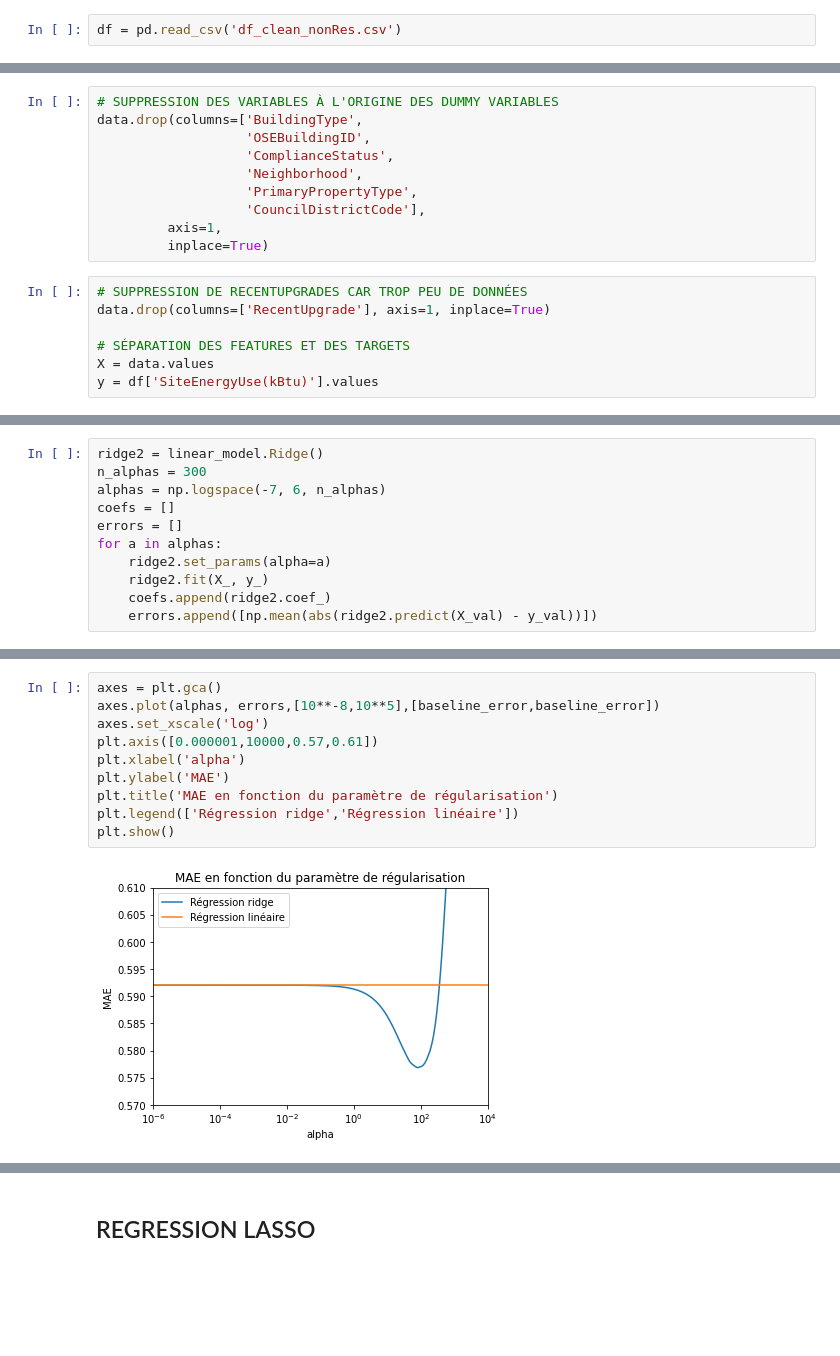
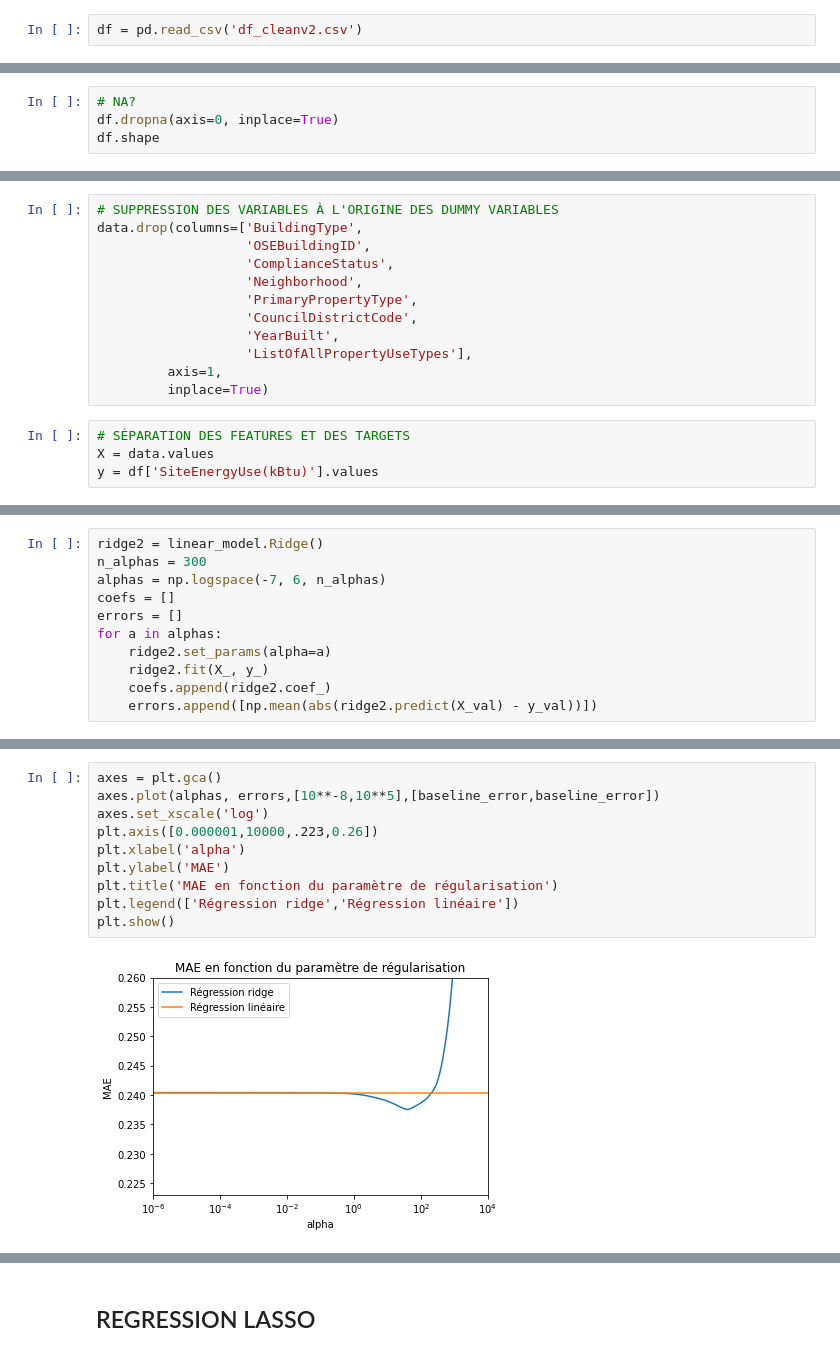
Before and after one commit to ThomasFavrel/OC-P4, a Jupyter notebook: Untitled.ipynb, the cells around one changed output, grey strips where cells are left out. Saved outputs shown, nothing was run; the diff lists cells and outputs as text; blank space fills up the shorter version.

```diff
--- a/Untitled.ipynb
+++ b/Untitled.ipynb
@@ -49,7 +50,7 @@ def Return_Erreur_graph(Y_test,y_pred):
 # %% [markdown]
 ## IMPORT DES DONNÉES
 # %%
-df = pd.read_csv('df_clean_nonRes.csv')
+df = pd.read_csv('df_cleanv2.csv')
 # %%
 print(df.shape)
 df.head(3)
@@ -74,0 +75,4 @@ df[df['Low-Rise Multifamily'] == 1]
+# %%
+# NA?
+df.dropna(axis=0, inplace=True)
+df.shape
@@ -82,13 +88,12 @@ data.drop(columns=['BuildingType',
                    'ComplianceStatus',
                    'Neighborhood',
                    'PrimaryPropertyType',
-                   'CouncilDistrictCode'],
+                   'CouncilDistrictCode',
+                   'YearBuilt',
+                   'ListOfAllPropertyUseTypes'],
          axis=1,
          inplace=True)
 # %%
-# SUPPRESSION DE RECENTUPGRADES CAR TROP PEU DE DONNÉES
-data.drop(columns=['RecentUpgrade'], axis=1, inplace=True)
-
 # SÉPARATION DES FEATURES ET DES TARGETS
 X = data.values
 y = df['SiteEnergyUse(kBtu)'].values
@@ -303,15 +291,15 @@ plt.show()
 # %%
 axes = plt.gca()
 axes.plot(alphas, errors,[10**-8,10**5],[baseline_error,baseline_error])
 axes.set_xscale('log')
-plt.axis([0.000001,10000,0.57,0.61])
+plt.axis([0.000001,10000,.223,0.26])
 plt.xlabel('alpha')
 plt.ylabel('MAE')
 plt.title('MAE en fonction du paramètre de régularisation')
 plt.legend(['Régression ridge','Régression linéaire'])
 plt.show()
 # %% [output]
-[figure, old version]
+[figure, new version]
 # %%
 # erreurs min
 min(errors)
```
Also changed, not shown: parts of 60 cells of this notebook, 2 other files.
